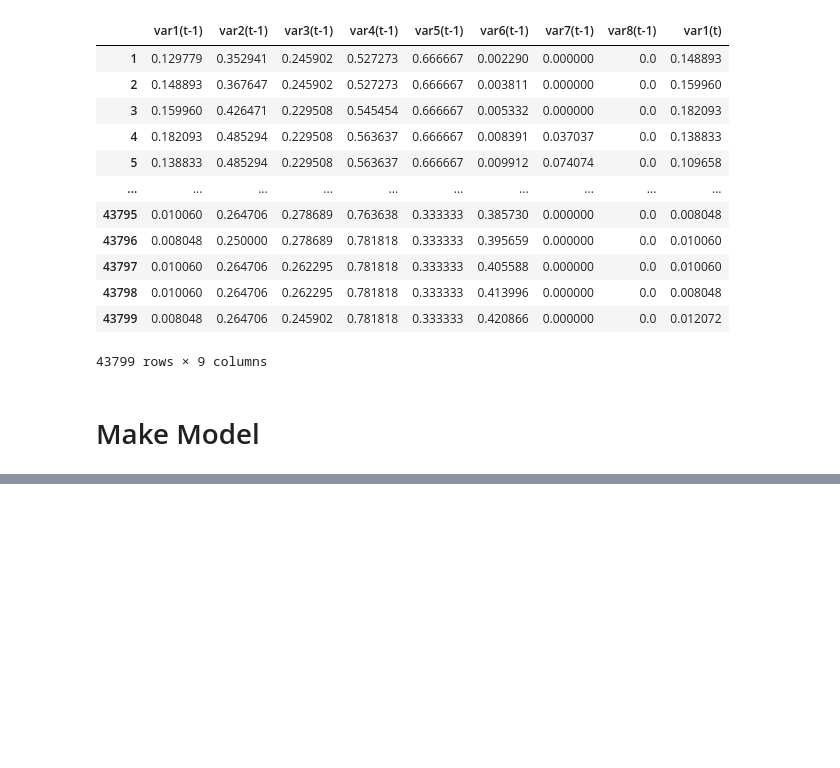
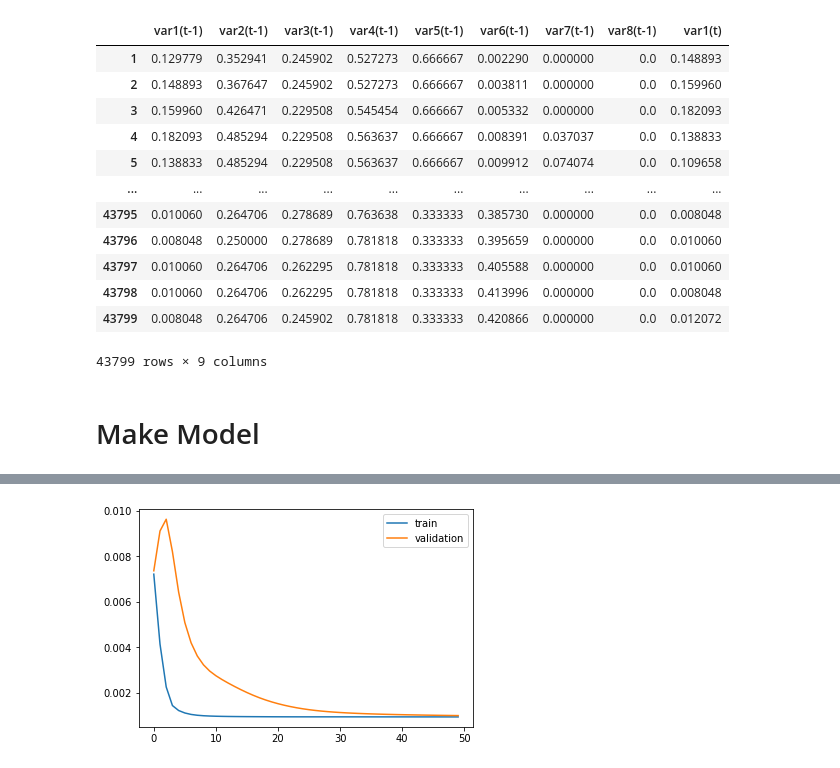
Before and after one commit to YMGYM/google_colab_files, a Jupyter notebook: multivariable_lstm_practice.ipynb, the cells around one changed output, grey strips where cells are left out. Cells and saved outputs as stored; diff of their text form; code cells hidden in the pictures; blank space fills up the shorter version.

Commit message:
make graph

```diff
--- a/multivariable_lstm_practice.ipynb
+++ b/multivariable_lstm_practice.ipynb
@@ -251,7 +251,7 @@ model.add(tf.keras.layers.Dense(1))
 # %%
 model.compile(loss='mse', optimizer='adam')
 # %%
-model.fit(train_x, train_y, epochs=50, batch_size=72, validation_data=(test_x, test_y), verbose=2, shuffle=False)
+history = model.fit(train_x, train_y, epochs=50, batch_size=72, validation_data=(test_x, test_y), verbose=2, shuffle=False)
 # %% [output]
 Epoch 1/50
 WARNING:tensorflow:Model was constructed with shape (None, 8760, 8) for input Tensor("lstm_input:0", shape=(None, 8760, 8), dtype=float32), but it was called on an input with incompatible shape (None, ...
@@ -273,0 +273,7 @@ Epoch 50/50
+# %%
+pyplot.plot(history.history['loss'], label='train')
+pyplot.plot(history.history['val_loss'], label="validation")
+pyplot.legend()
+pyplot.show()
+# %% [output]
+[figure, added]
```
Also changed, not shown: parts of 1 cell of this notebook.
